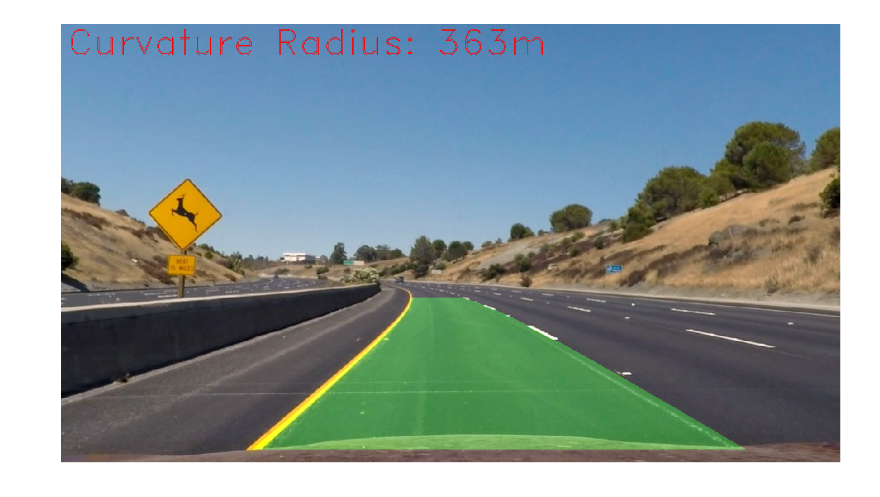
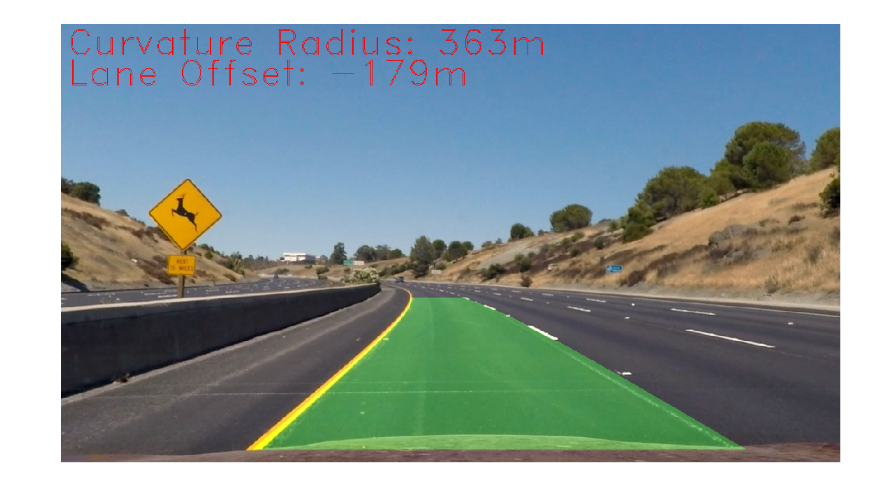
Before and after one commit to LukeHong/Advanced-line-detect, a Jupyter notebook: Line Detect.ipynb, the cells around one changed output. Cells and saved outputs as stored; diff of their text form; code cells hidden in the pictures.

```diff
--- a/Line Detect.ipynb
+++ b/Line Detect.ipynb
@@ -256,9 +269,9 @@ def plot_poly_orig(fitl, fitr, M, img):
 mtx, dist = camera_calibration()
 # %%
 #img = cv2.imread('test_images/straight_lines1.jpg')
-img = cv2.imread('test_images/test2.jpg')
+img = cv2.imread('test_images/test1.jpg')
 
-undistort, color_thresh, thresh, s_binary, colored, binary = process(img, mtx, dist, sobel_kernel=5)
+undistort, color_thresh, thresh, s_binary, colored, binary = process(img, mtx, dist, sobel_kernel=7)
 
 f, ((ax1, ax2), (ax3, ax4), (ax5, ax6)) = plt.subplots(3, 2, figsize=(15,15))
 ax1.imshow(undistort)
@@ -273,7 +286,7 @@ ax4.set_title('Combined Thresh', fontsize=30)
 
 ax5.imshow(colored)
 ax5.set_title('Colored Binary', fontsize=30)
-ax6.imshow(dst, cmap='gray')
+ax6.imshow(binary, cmap='gray')
 ax6.set_title('Combined Binary', fontsize=30)
 
 f.savefig('examples/process.png')
@@ -292,8 +305,7 @@ warp_M, unwarp_M = get_perspective_M(src, dst)
 
 
 focus, warped = warp(undistort, src, warp_M)
-template = np.dstack([binary,binary,binary])*255
-thresh, warped_line = warp(template, src, warp_M)
+thresh, warped_line = warp(binary, src, warp_M)
 
 f, ((ax1, ax2), (ax3, ax4)) = plt.subplots(2, 2, figsize=(15, 10))
 ax1.imshow(focus)
@@ -338,13 +351,15 @@ f.savefig('examples/Window Fitting.png')
 # %%
 left_rad, right_rad = calculate_curvature(left_fit, right_fit, detected)
 rad = np.mean([left_rad, right_rad])
-result = plot_poly_orig(left_fit, right_fit, unwarp_M, undistort)
-cv2.putText(result, 'Curvature Radius: {}m'.format(int(rad)), (10, 50), cv2.FONT_HERSHEY_DUPLEX, 2, 255)
+offset = calculate_offset(left_fit, right_fit)
+result = plot_lane_area(left_fit, right_fit, unwarp_M, undistort)
+cv2.putText(result, 'Curvature Radius: {}m'.format(int(rad)), (10, 50), cv2.FONT_HERSHEY_SIMPLEX, 2, 255)
+cv2.putText(result, 'Lane Offset: {}m'.format(int(offset)), (10, 100), cv2.FONT_HERSHEY_SIMPLEX, 2, 255)
 
 f, ax = plt.subplots(1, 1, figsize=(20, 15))
 ax.imshow(result)
 #ax.set_title("Result", fontsize=30)
 ax.axis('off')
-f.savefig('examples/output.png')
+f.savefig('examples/output.png', bbox_inches='tight')
 # %% [output]
-[figure, old version]
+[figure, new version]
```
Also changed, not shown: parts of 5 cells of this notebook, 14 other files.
